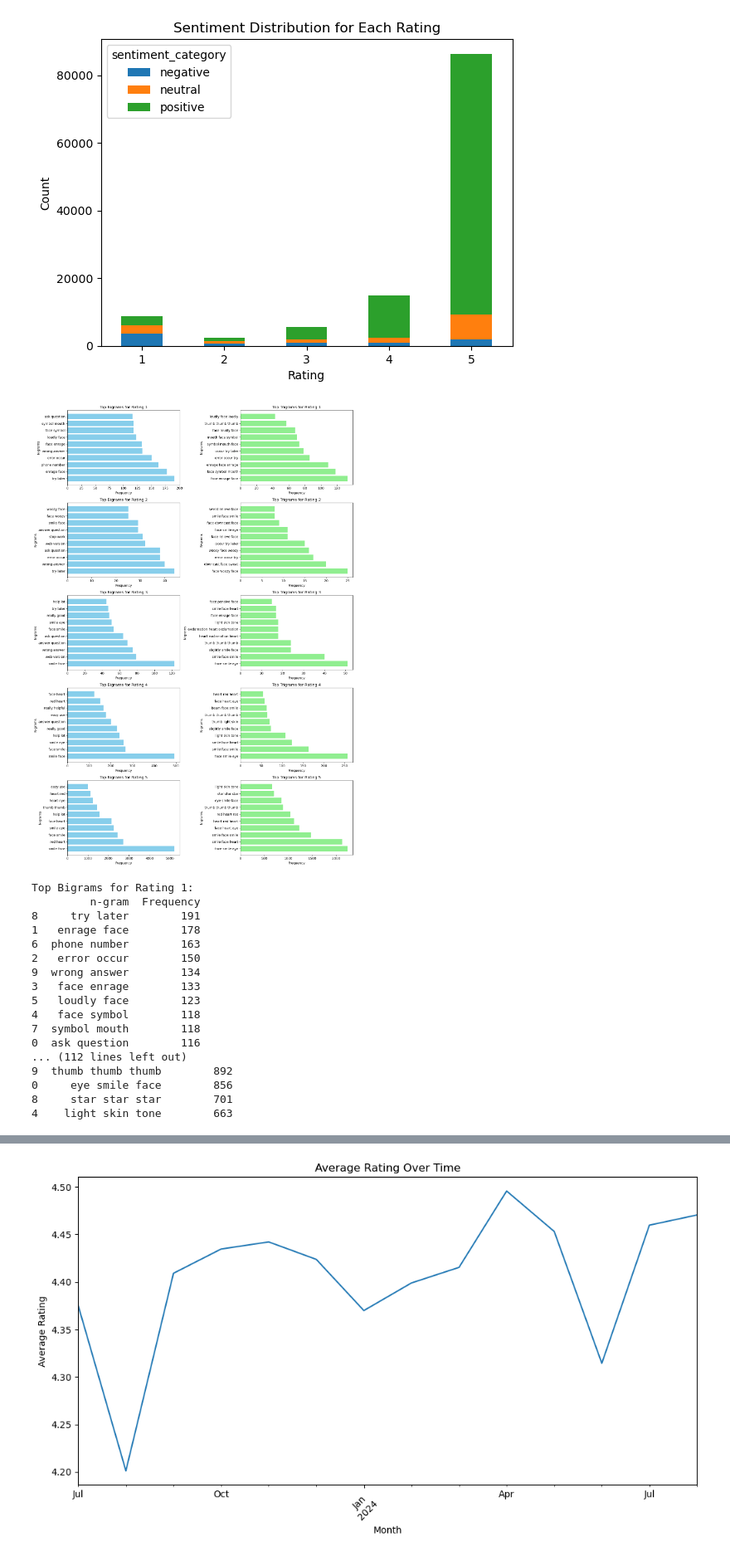
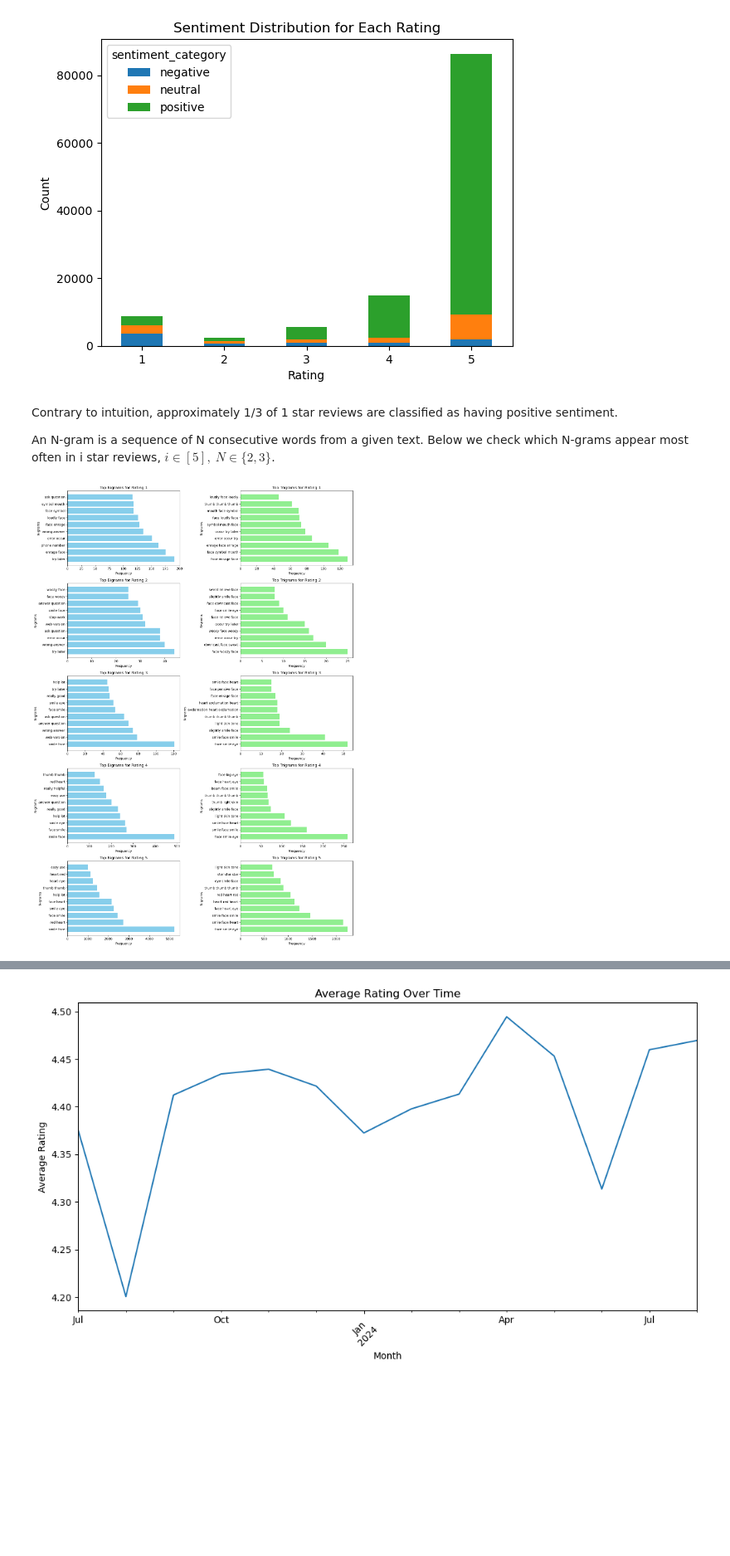
Before and after one commit to Micaet/Feedback-Flair, a Jupyter notebook: budowa_krok_1_6_eda.ipynb, the cells around one changed output, grey strips where cells are left out. Shown at 83% size. Cells and saved outputs as stored; diff of their text form; code cells hidden in the pictures; blank space fills up the shorter version.

```diff
--- a/budowa_krok_1_6_eda.ipynb
+++ b/budowa_krok_1_6_eda.ipynb
@@ -12,2 +15,2 @@ from scipy.stats import spearmanr
 # %%
-df = pd.read_csv("ChatGPT_Reviews_Cleaned.csv", usecols=lambda column: column != 'Unnamed: 0')
+df = pd.read_csv("ChatGPT_Reviews_Cleaned.csv")
@@ -76,27 +95,21 @@ Text(0, 0.5, 'Word Count')
 # %%
+vectorizer = CountVectorizer()
+
 def get_most_frequent_words(df, rating):
-    # Filter reviews with the current rating
     reviews = df[df['Ratings'] == rating]['Review']
 
-    # Fit the vectorizer on these reviews
     X = vectorizer.fit_transform(reviews)
 
-    # Get the word counts
     word_count = X.sum(axis=0).A1
 
-    # Get the words corresponding to the indices
     words = vectorizer.get_feature_names_out()
 
-    # Create a DataFrame with words and their corresponding counts
     word_freq = pd.DataFrame({'Word': words, 'Count': word_count})
 
-    # Sort the words by frequency in descending order
     word_freq = word_freq.sort_values(by='Count', ascending=False)
 
-    # Return the top 10 most frequent words
     return word_freq.head(10)
 
-# Get the most frequent words for each rating (1 to 5)
 most_frequent_words = {}
 for i in range(1, 6):
     most_frequent_words[i] = get_most_frequent_words(df, i)
@@ -155,15 +162,12 @@ plot_most_frequent_words(most_frequent_words)
 # %%
 sia = SentimentIntensityAnalyzer()
 
-# Apply sentiment analysis to each review
-df['sentiment'] = df['Review'].apply(lambda x: sia.polarity_scores(x)['compound'])
+df['sentiment'] = df['Review'].swifter.apply(lambda x: sia.polarity_scores(x)['compound'])
 
-# Categorize sentiment into positive, neutral, and negative
 df['sentiment_category'] = pd.cut(df['sentiment'],
                                   bins=[-1, -0.05, 0.05, 1],
                                   labels=['negative', 'neutral', 'positive'])
 
-# Plot sentiment distribution for each rating (1 to 5)
 plt.figure(figsize=(10, 6))
 df.groupby(['Ratings', 'sentiment_category']).size().unstack().plot(kind='bar', stacked=True)
 plt.title('Sentiment Distribution for Each Rating')
@@ -174,77 +178,46 @@ plt.show()
 # %% [output]
 <Figure size 1000x600 with 0 Axes>
 [figure]
+# %% [markdown]
+Contrary to intuition, approximately 1/3 of 1 star reviews are classified as having positive sentiment. <br>
+
+An N-gram is a sequence of N consecutive words from a given text. Below we check which N-grams appear most often in i star reviews, $i \in [5], \ N \in \{2,3\}$.
 # %%
 def get_top_ngrams(df, rating, ngram_range=(2, 3), top_n=10):
-    # Filter data for the specified rating
     reviews = df[df['Ratings'] == rating]['Review']
 
-    # Create CountVectorizer for n-grams (bigrams or trigrams)
     vectorizer = CountVectorizer(ngram_range=ngram_range, stop_words='english', max_features=top_n)
     X = vectorizer.fit_transform(reviews)
 
-    # Get n-grams and their frequency
     ngrams = vectorizer.get_feature_names_out()
     freq = np.asarray(X.sum(axis=0)).flatten()
 
-    # Create a DataFrame for the top n-grams
     ngram_df = pd.DataFrame(list(zip(ngrams, freq)), columns=['n-gram', 'Frequency'])
     return ngram_df.sort_values(by='Frequency', ascending=False)
 
-# Get top bigrams and trigrams for ratings 1 to 5
 top_ngrams = {}
 for rating in range(1, 6):
     top_ngrams[rating] = {
         'Bigrams': get_top_ngrams(df, rating, ngram_range=(2, 2)),
         'Trigrams': get_top_ngrams(df, rating, ngram_range=(3, 3))
     }
 
-# Display top bigrams and trigrams for each rating
 fig, axes = plt.subplots(5, 2, figsize=(14, 20))
 
-# Iterate through ratings and plot bigrams and trigrams
 for rating in range(1, 6):
-    # Bigrams plot
     bigrams = top_ngrams[rating]['Bigrams']
     axes[rating-1, 0].barh(bigrams['n-gram'], bigrams['Frequency'], color='skyblue')
     axes[rating-1, 0].set_title(f"Top Bigrams for Rating {rating}")
     axes[rating-1, 0].set_xlabel("Frequency")
     axes[rating-1, 0].set_ylabel("N-grams")
 
-    # Trigrams plot
     trigrams = top_ngrams[rating]['Trigrams']
     axes[rating-1, 1].barh(trigrams['n-gram'], trigrams['Frequency'], color='lightgreen')
     axes[rating-1, 1].set_title(f"Top Trigrams for Rating {rating}")
     axes[rating-1, 1].set_xlabel("Frequency")
     axes[rating-1, 1].set_ylabel("N-grams")
 
-# Adjust layout and display
 plt.tight_layout()
 plt.show()
-
-# Display tables for top bigrams and trigrams
-for rating in range(1, 6):
-    print(f"Top Bigrams for Rating {rating}:")
-    print(top_ngrams[rating]['Bigrams'])
-    print(f"Top Trigrams for Rating {rating}:")
-    print(top_ngrams[rating]['Trigrams'])
-    print("\n")
 # %% [output]
-[figure, old version]
+[figure, new version]
-Top Bigrams for Rating 1:
-         n-gram  Frequency
-8     try later        191
-1   enrage face        178
-6  phone number        163
-2   error occur        150
-9  wrong answer        134
-3   face enrage        133
-5   loudly face        123
-4   face symbol        118
-7  symbol mouth        118
-0  ask question        116
-... (112 lines left out)
-9  thumb thumb thumb        892
-0     eye smile face        856
-8     star star star        701
-4    light skin tone        663
```
Also changed, not shown: parts of 29 cells of this notebook.
